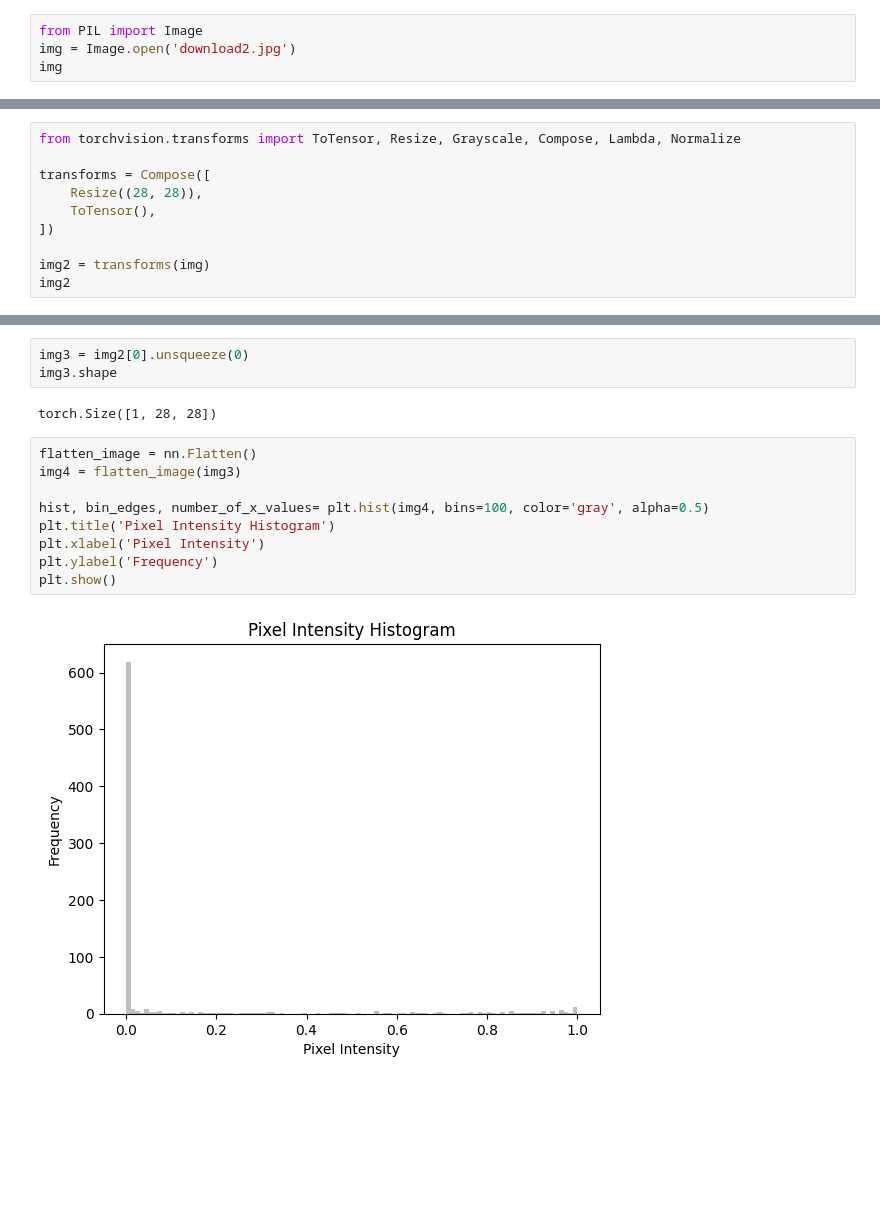
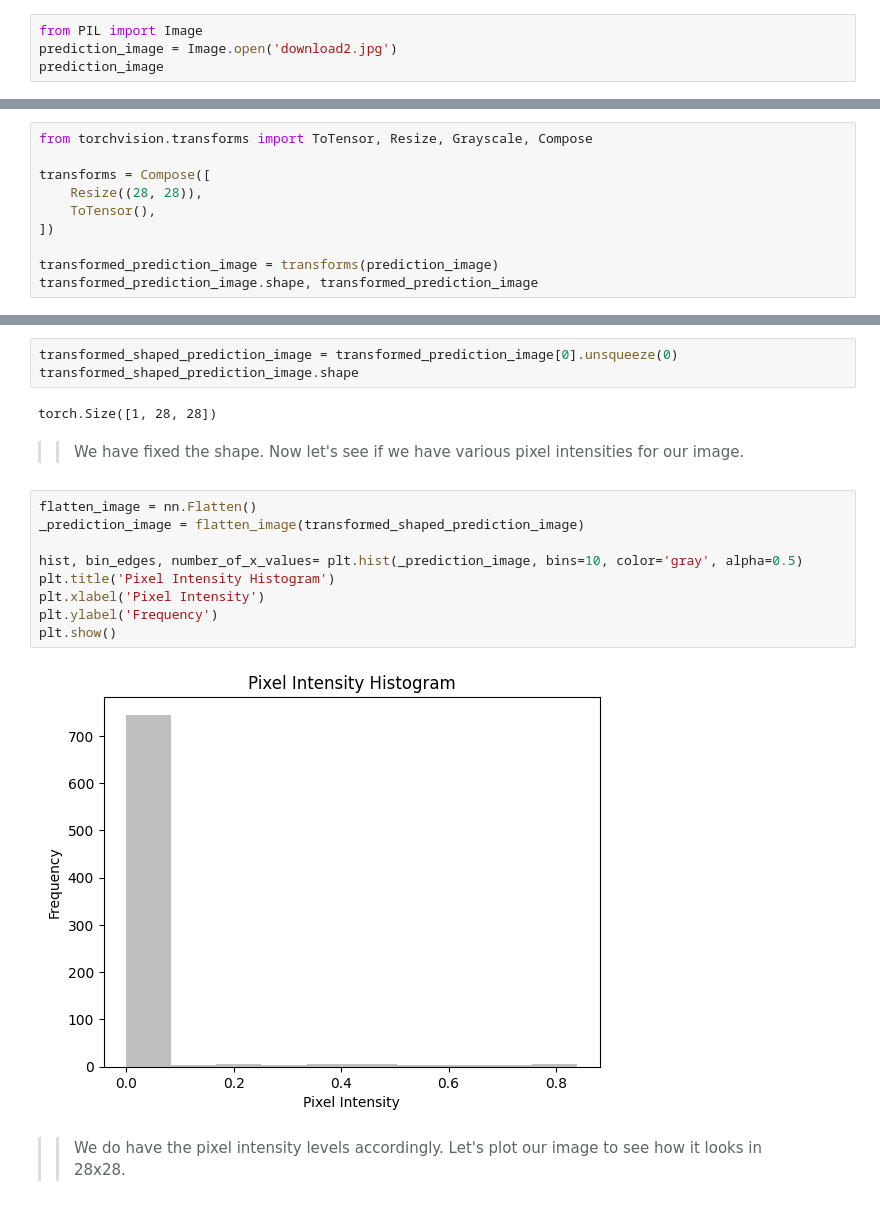
Before and after one commit to haldonmez/mnist-digit-recognizer, a Jupyter notebook: Model_3.ipynb, the cells around one changed output, grey strips where cells are left out. Cells and saved outputs as stored; diff of their text form; blank space fills up the shorter version.

Commit message:
Custom image repeated. Model predictions are noted.

```diff
--- a/Model_3.ipynb
+++ b/Model_3.ipynb
@@ -425,6 +427,6 @@ With using just -MODEL_SAVE_PATH = "models/03_pytorch_computer_vision_model_3.pt
 # %%
 from PIL import Image
-img = Image.open('download2.jpg')
-img
+prediction_image = Image.open('download2.jpg')
+prediction_image
 # %% [output]
 [figure]
@@ -431,11 +437,11 @@ img
 # %%
-from torchvision.transforms import ToTensor, Resize, Grayscale, Compose, Lambda, Normalize
+from torchvision.transforms import ToTensor, Resize, Grayscale, Compose
 
 transforms = Compose([
     Resize((28, 28)),
     ToTensor(),
 ])
 
-img2 = transforms(img)
-img2
+transformed_prediction_image = transforms(prediction_image)
+transformed_prediction_image.shape, transformed_prediction_image
 # %% [output]
@@ -459,18 +467,22 @@ tensor([[[0., 0., 0.,  ..., 0., 0., 0.],
 # %%
-img3 = img2[0].unsqueeze(0)
-img3.shape
+transformed_shaped_prediction_image = transformed_prediction_image[0].unsqueeze(0)
+transformed_shaped_prediction_image.shape
 # %% [output]
 torch.Size([1, 28, 28])
+# %% [markdown]
+>> We have fixed the shape. Now let's see if we have various pixel intensities for our image.
 # %%
 flatten_image = nn.Flatten()
-img4 = flatten_image(img3)
+_prediction_image = flatten_image(transformed_shaped_prediction_image)
 
-hist, bin_edges, number_of_x_values= plt.hist(img4, bins=100, color='gray', alpha=0.5)
+hist, bin_edges, number_of_x_values= plt.hist(_prediction_image, bins=10, color='gray', alpha=0.5)
 plt.title('Pixel Intensity Histogram')
 plt.xlabel('Pixel Intensity')
 plt.ylabel('Frequency')
 plt.show()
 # %% [output]
-[figure, old version]
+[figure, new version]
+# %% [markdown]
+>> We do have the pixel intensity levels accordingly. Let's plot our image to see how it looks in 28x28.
 # %%
 plt.figure(figsize=(10,15))
```
Also changed, not shown: parts of 15 cells of this notebook.
